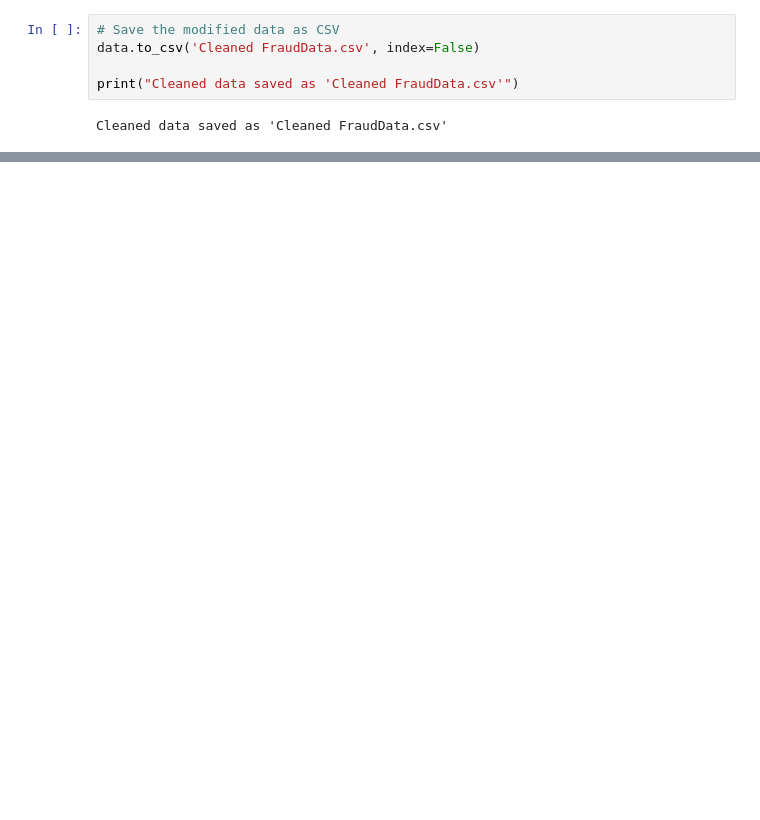
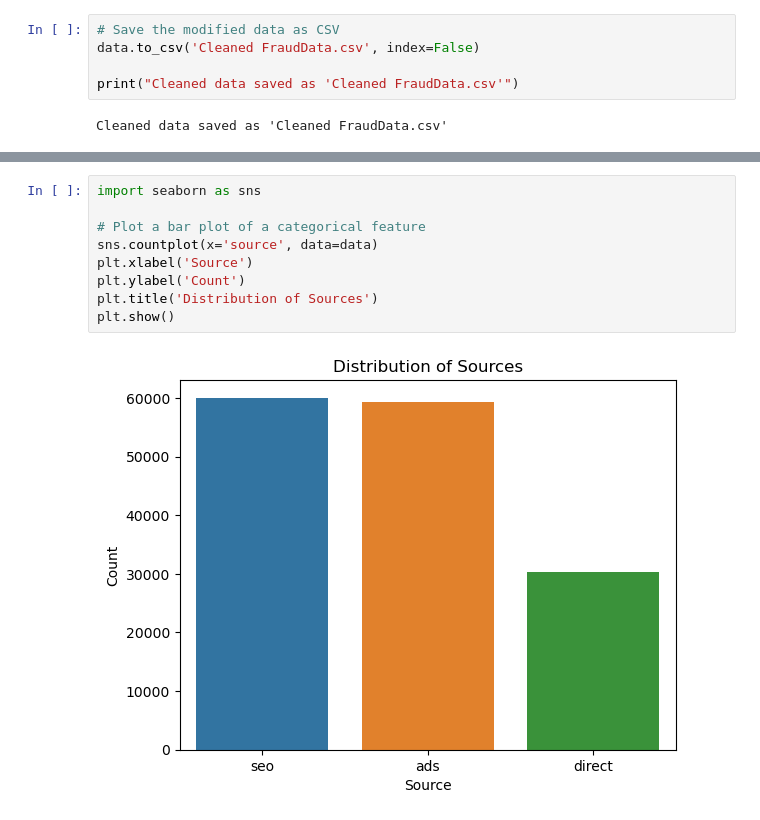
Before and after one commit to jodahe1/Adey-Innovations-Inc, a Jupyter notebook: Fraud_DataCleaning.ipynb, the cells around one changed output, grey strips where cells are left out. Cells and saved outputs as stored; diff of their text form; blank space fills up the shorter version.

```diff
--- a/Fraud_DataCleaning.ipynb
+++ b/Fraud_DataCleaning.ipynb
@@ -96,0 +138,11 @@ Modified data:
+# %%
+import seaborn as sns
+
+# Plot a bar plot of a categorical feature
+sns.countplot(x='source', data=data)
+plt.xlabel('Source')
+plt.ylabel('Count')
+plt.title('Distribution of Sources')
+plt.show()
+# %% [output]
+[figure, added]
```
Also changed, not shown: parts of 22 cells of this notebook.
